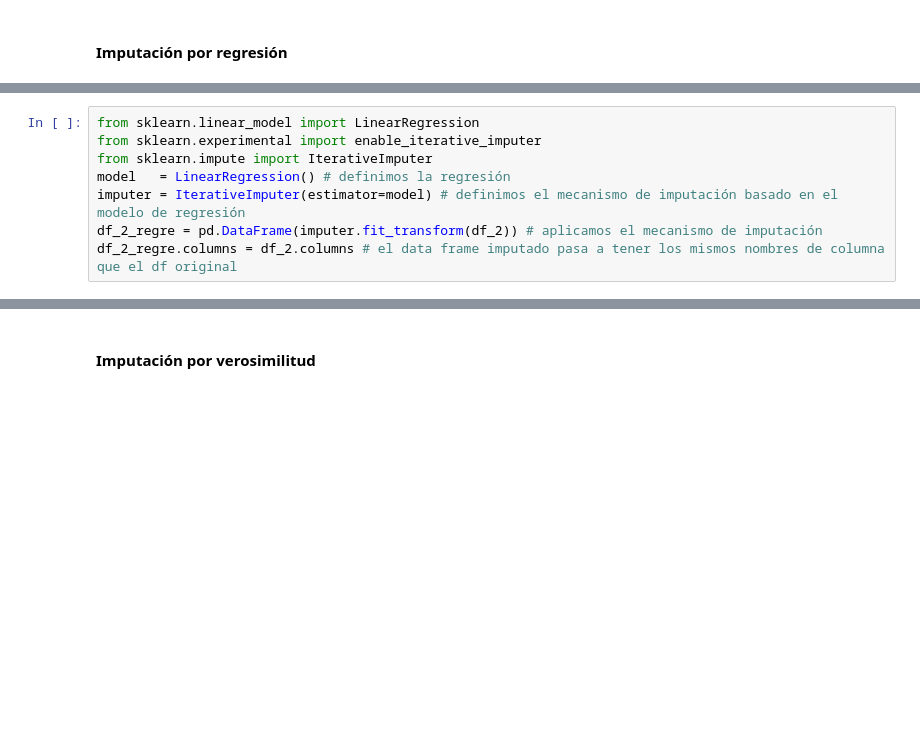
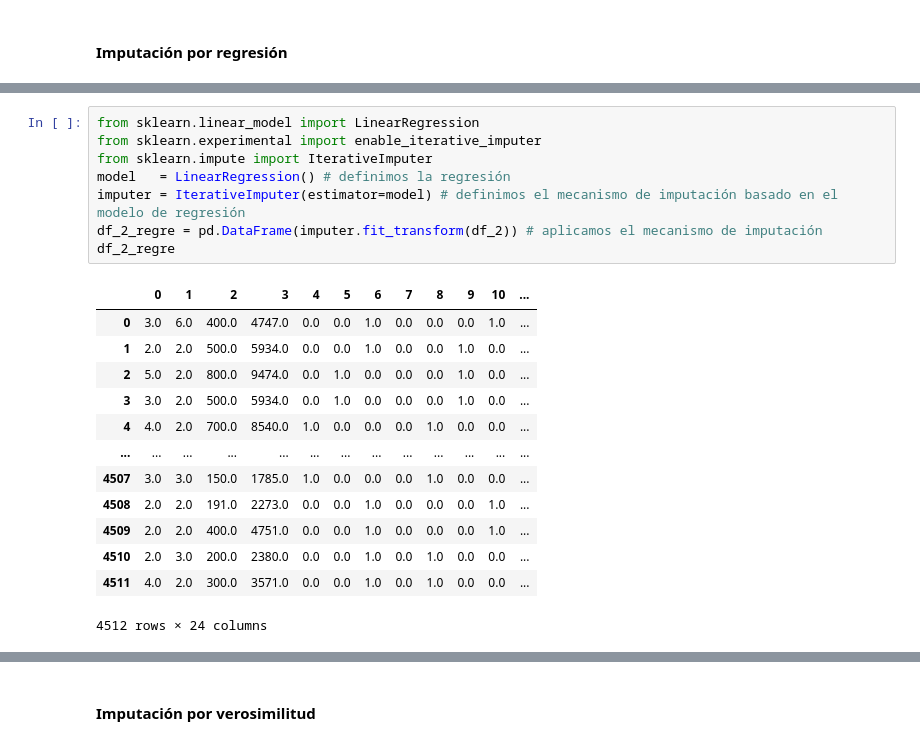
Before and after one commit to jeguns/EP7173, a Jupyter notebook: Unidad 03/03_Tratamiento_de_valores_perdidos.ipynb, the cells around one changed output, grey strips where cells are left out. Cells and saved outputs as stored; diff of their text form; blank space fills up the shorter version.

```diff
--- a/Unidad 03/03_Tratamiento_de_valores_perdidos.ipynb
+++ b/Unidad 03/03_Tratamiento_de_valores_perdidos.ipynb
@@ -263,8 +758,22 @@ df_1.iloc[[15,27, 32,140, 2746, 4039]][['NUMHAB','VALOR_ALQ','VALOR_ALQ_DEF','VA
 # %%
 from sklearn.linear_model import LinearRegression
 from sklearn.experimental import enable_iterative_imputer
 from sklearn.impute import IterativeImputer
 model   = LinearRegression() # definimos la regresión
 imputer = IterativeImputer(estimator=model) # definimos el mecanismo de imputación basado en el modelo de regresión
 df_2_regre = pd.DataFrame(imputer.fit_transform(df_2)) # aplicamos el mecanismo de imputación
-df_2_regre.columns = df_2.columns # el data frame imputado pasa a tener los mismos nombres de columna que el df original
+df_2_regre
+# %% [output]
+|  | 0 | 1 | 2 | 3 | 4 | 5 | 6 | 7 | 8 | 9 | 10 | ... |
+| 0 | 3.0 | 6.0 | 400.0 | 4747.0 | 0.0 | 0.0 | 1.0 | 0.0 | 0.0 | 0.0 | 1.0 | ... |
+| 1 | 2.0 | 2.0 | 500.0 | 5934.0 | 0.0 | 0.0 | 1.0 | 0.0 | 0.0 | 1.0 | 0.0 | ... |
+| 2 | 5.0 | 2.0 | 800.0 | 9474.0 | 0.0 | 1.0 | 0.0 | 0.0 | 0.0 | 1.0 | 0.0 | ... |
+| 3 | 3.0 | 2.0 | 500.0 | 5934.0 | 0.0 | 1.0 | 0.0 | 0.0 | 0.0 | 1.0 | 0.0 | ... |
+| 4 | 4.0 | 2.0 | 700.0 | 8540.0 | 1.0 | 0.0 | 0.0 | 0.0 | 1.0 | 0.0 | 0.0 | ... |
+| ... | ... | ... | ... | ... | ... | ... | ... | ... | ... | ... | ... | ... |
+| 4507 | 3.0 | 3.0 | 150.0 | 1785.0 | 1.0 | 0.0 | 0.0 | 0.0 | 1.0 | 0.0 | 0.0 | ... |
+| 4508 | 2.0 | 2.0 | 191.0 | 2273.0 | 0.0 | 0.0 | 1.0 | 0.0 | 0.0 | 0.0 | 1.0 | ... |
+| 4509 | 2.0 | 2.0 | 400.0 | 4751.0 | 0.0 | 0.0 | 1.0 | 0.0 | 0.0 | 0.0 | 1.0 | ... |
+| 4510 | 2.0 | 3.0 | 200.0 | 2380.0 | 0.0 | 0.0 | 1.0 | 0.0 | 1.0 | 0.0 | 0.0 | ... |
+| 4511 | 4.0 | 2.0 | 300.0 | 3571.0 | 0.0 | 0.0 | 1.0 | 0.0 | 1.0 | 0.0 | 0.0 | ... |
+4512 rows × 24 columns
```
Also changed, not shown: parts of 75 cells of this notebook.
